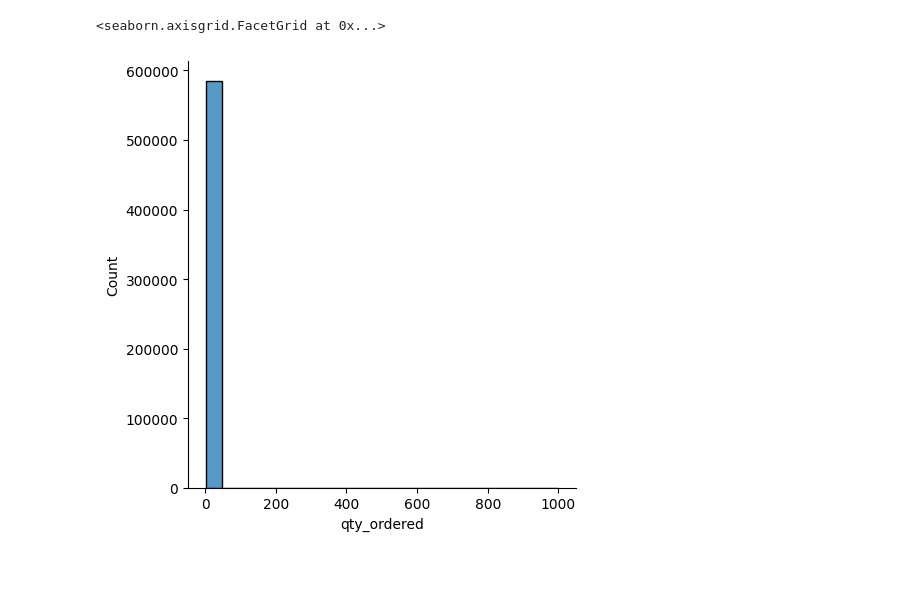
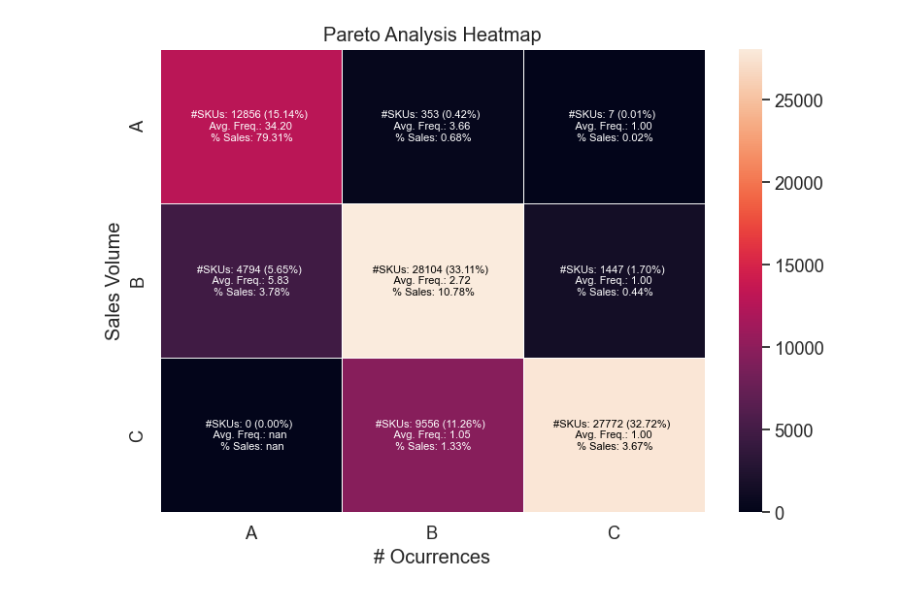
Before and after one commit to renanklehm/true-sight, a Jupyter notebook: _notebook.ipynb, the cells around one changed output. Cells and saved outputs as stored; diff of their text form; code cells hidden in the pictures.

```diff
--- a/_notebook.ipynb
+++ b/_notebook.ipynb
@@ -52,8 +49,54 @@ sku: 84889
 payment_method: 18
 custumer_id: 115326
 qty_ordered: 74
-# %%
-sns.displot(df, x="qty_ordered", kind = 'hist', facet_kws=dict(margin_titles=True))
-# %% [output]
-<seaborn.axisgrid.FacetGrid at 0x...>
-[figure, removed]
+# %%
+sku_sales = df.groupby('sku')['qty_ordered'].sum()
+sku_frequency = df.groupby('sku').size()
+revenue_cumsum = sku_sales.sort_values(ascending=False).cumsum()
+frequency_cumsum = sku_frequency.sort_values(ascending=False).cumsum()
+total_revenue = revenue_cumsum.max()
+total_frequency = frequency_cumsum.max()
+revenue_percentages = revenue_cumsum / total_revenue * 100
+frequency_percentages = frequency_cumsum / total_frequency * 100
+revenue_class = pd.cut(revenue_percentages, bins=[0, 80, 95, 100], labels=['A', 'B', 'C'])
+frequency_class = pd.cut(frequency_percentages, bins=[0, 80, 95, 100], labels=['A', 'B', 'C'])
+paretto_df = pd.DataFrame({
+    'sku_sales': sku_sales,
+    'sku_frequency': sku_frequency,
+    'sales_percentages': revenue_percentages,
+    'frequency_percentages': frequency_percentages,
+    'sales_class': revenue_class,
+    'frequency_class': frequency_class})
+
+heatmap_data = paretto_df.groupby(['sales_class', 'frequency_class']).size().unstack()
+annotation_data = paretto_df.groupby(['sales_class', 'frequency_class']).agg({
+    'sku_sales': lambda x: f"{(x.sum()/sku_sales.sum()*100):.2f}%",
+    'sku_frequency': 'mean'
+}).reset_index()
+annotation_values = annotation_data.pivot(index='sales_class', columns='frequency_class', values=['sku_sales', 'sku_frequency'])
+
+sns.set(font_scale=1.2)
+fig, ax = plt.subplots(figsize=(8, 6))
+sns.heatmap(heatmap_data, fmt='', cmap='rocket', cbar=True, linewidths=0.5, ax = ax)
+
+for i in range(heatmap_data.shape[0]):
+    for j in range(heatmap_data.shape[1]):
+        sku_count = heatmap_data.iloc[i,j]
+        sku_percentage = sku_count / len(paretto_df) * 100
+        frequency_avg = annotation_values['sku_frequency'].iloc[i, j]
+        revenue_total = annotation_values['sku_sales'].iloc[i, j]
+
+        text = f"#SKUs: {sku_count} ({sku_percentage:.2f}%) \n Avg. Freq.: {frequency_avg:.2f} \n % Sales: {revenue_total}"
+
+        if sku_count > 15000:
+            ax.text(j + 0.5, i + 0.5, text, ha='center', va='center', fontsize=8, color='black')
+        else:
+            ax.text(j + 0.5, i + 0.5, text, ha='center', va='center', fontsize=8, color='white')
+
+plt.xlabel('# Ocurrences')
+plt.ylabel('Sales Volume')
+plt.title('Pareto Analysis Heatmap')
+plt.tight_layout()
+plt.show()
+# %% [output]
+[figure, added]
```
Also changed, not shown: parts of 14 cells of this notebook, 2 other files.
